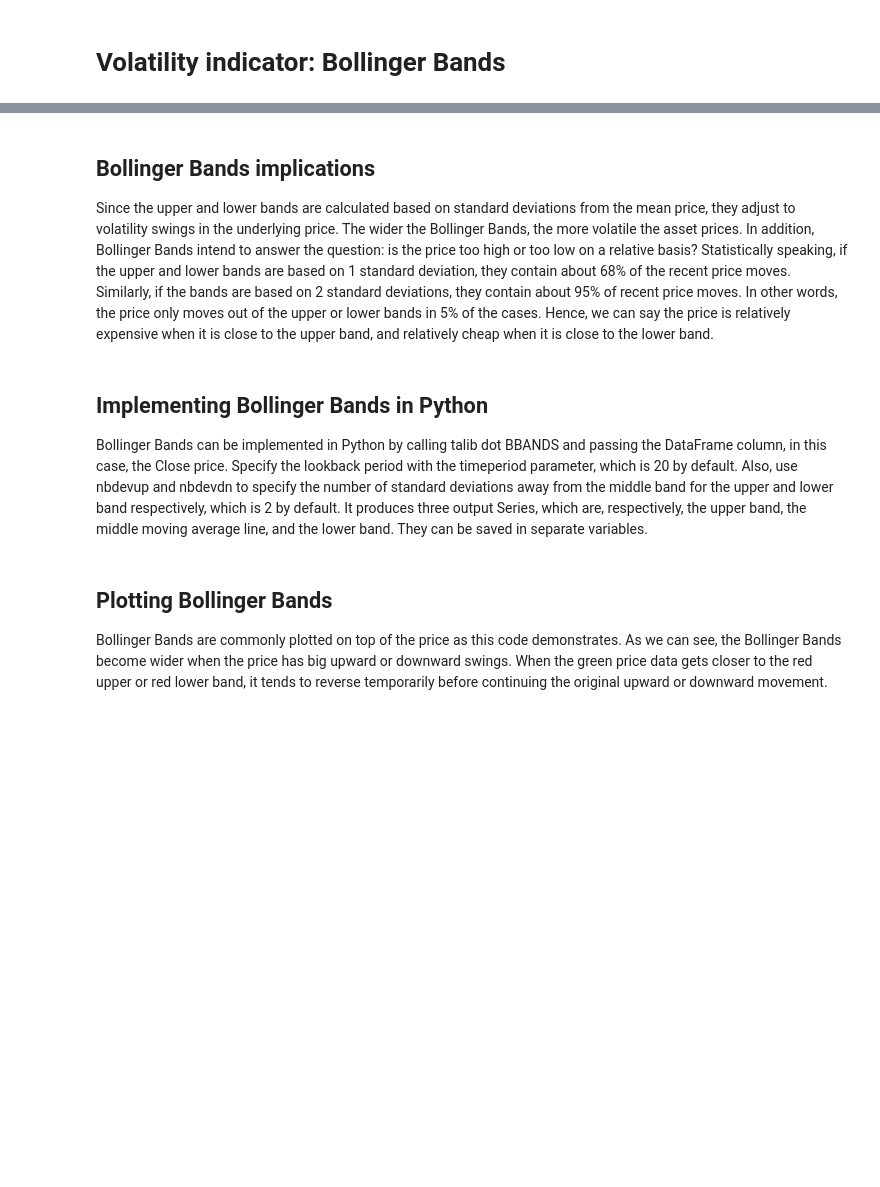
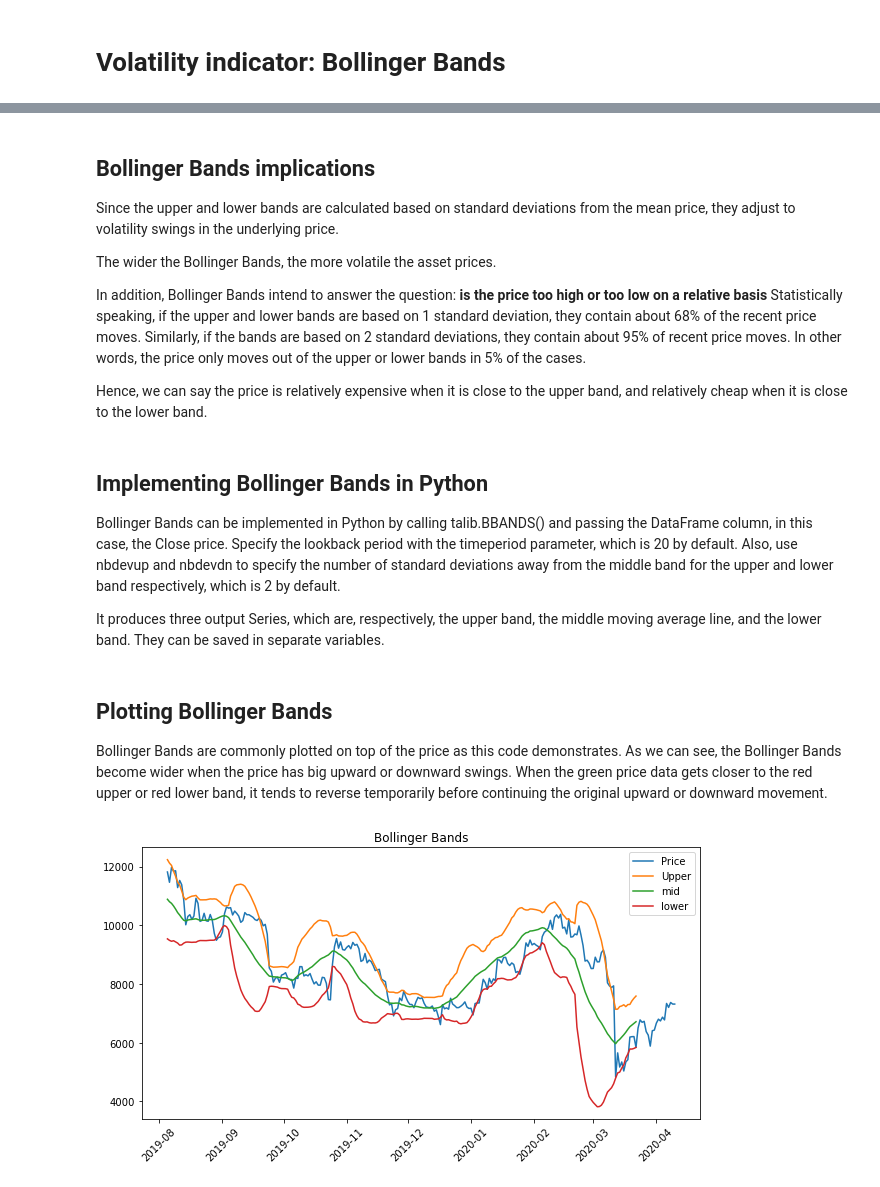
Before and after one commit to alimirr/algorithmic_trading_in_python, a Jupyter notebook: datacamp/2-techincal_indicators.ipynb, the cells around one changed output, grey strips where cells are left out. Saved outputs shown, nothing was run; the diff lists cells and outputs as text; code cells hidden in the pictures; blank space fills up the shorter version.

```diff
--- a/datacamp/2-techincal_indicators.ipynb
+++ b/datacamp/2-techincal_indicators.ipynb
@@ -364,9 +364,37 @@ The parameters **n** and **k** can be changed. Traders may choose the n and k to
 # %% [markdown]
 ## Bollinger Bands implications
-Since the upper and lower bands are calculated based on standard deviations from the mean price, they adjust to volatility swings in the underlying price. The wider the Bollinger Bands, the more volatile the asset prices. In addition, Bollinger Bands intend to answer the question: is the price too high or too low on a relative basis? Statistically speaking, if the upper and lower bands are based on 1 standard deviation, they contain about 68% of the recent price moves. Similarly, if the bands are based on 2 standard deviations, they contain about 95% of recent price moves. In other words, the price only moves out of the upper or lower bands in 5% of the cases. Hence, we can say the price is relatively expensive when it is close to the upper band, and relatively cheap when it is close to the lower band.
+Since the upper and lower bands are calculated based on standard deviations from the mean price, they adjust to volatility swings in the underlying price.
+
+The wider the Bollinger Bands, the more volatile the asset prices.
+
+In addition, Bollinger Bands intend to answer the question: **is the price too high or too low on a relative basis** Statistically speaking, if the upper and lower bands are based on 1 standard deviation, they contain about 68% of the recent price moves. Similarly, if the bands are based on 2 standard deviations, they contain about 95% of recent price moves. In other words, the price only moves out of the upper or lower bands in 5% of the cases.
+
+Hence, we can say the price is relatively expensive when it is close to the upper band, and relatively cheap when it is close to the lower band.
 # %% [markdown]
 ## Implementing Bollinger Bands in Python
-Bollinger Bands can be implemented in Python by calling talib dot BBANDS and passing the DataFrame column, in this case, the Close price. Specify the lookback period with the timeperiod parameter, which is 20 by default. Also, use nbdevup and nbdevdn to specify the number of standard deviations away from the middle band for the upper and lower band respectively, which is 2 by default. It produces three output Series, which are, respectively, the upper band, the middle moving average line, and the lower band. They can be saved in separate variables.
+Bollinger Bands can be implemented in Python by calling talib.BBANDS() and passing the DataFrame column, in this case, the Close price. Specify the lookback period with the timeperiod parameter, which is 20 by default. Also, use nbdevup and nbdevdn to specify the number of standard deviations away from the middle band for the upper and lower band respectively, which is 2 by default.
+
+It produces three output Series, which are, respectively, the upper band, the middle moving average line, and the lower band. They can be saved in separate variables.
+# %%
+# Define Bollinger Bands
+upper, mid, lower = talib.BBANDS(stock_data["Close"],
+                                 nbdevup=2,
+                                 nbdevdn=2,
+                                 timeperiod=20)
 # %% [markdown]
 ## Plotting Bollinger Bands
 Bollinger Bands are commonly plotted on top of the price as this code demonstrates. As we can see, the Bollinger Bands become wider when the price has big upward or downward swings. When the green price data gets closer to the red upper or red lower band, it tends to reverse temporarily before continuing the original upward or downward movement.
+# %%
+# Plot Bollinger Bands
+plt.figure(figsize=(10,5))
+plt.plot(stock_data["Close"], label="Price")
+plt.plot(upper,label='Upper')
+plt.plot(mid,label='mid')
+plt.plot(lower,label='lower')
+plt.xticks(rotation=45)
+# Customize and show the plot
+plt.title("Bollinger Bands")
+plt.legend()
+plt.show()
+# %% [output]
+[figure, added]
```
Also changed, not shown: parts of 1 cell of this notebook.
